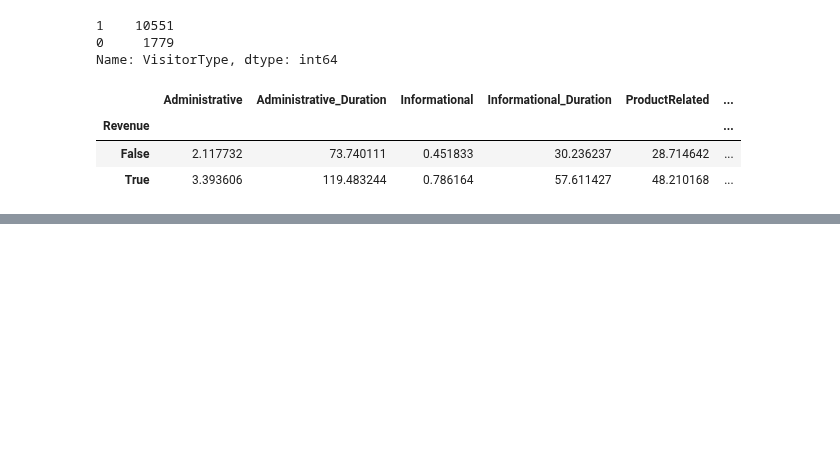
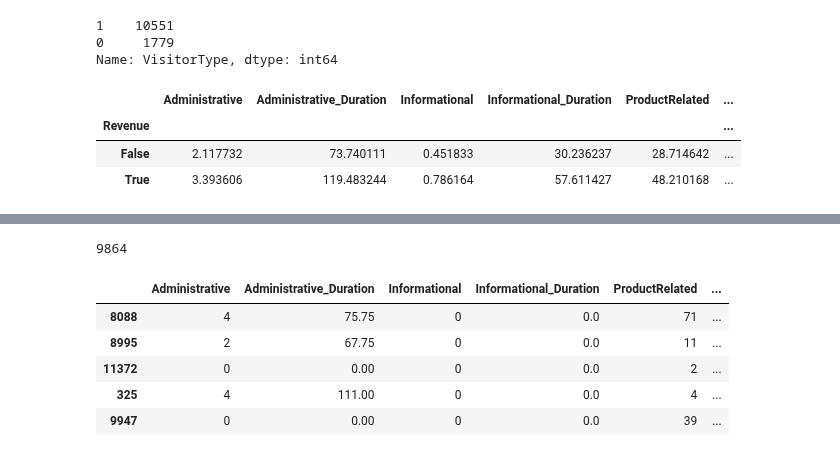
Before and after one commit to jinhuioh/Hi_ai, a Jupyter notebook: data08/mini-project.ipynb, the cells around one changed output, grey strips where cells are left out. Cells and saved outputs as stored; diff of their text form; code cells hidden in the pictures; blank space fills up the shorter version.

```diff
--- a/data08/mini-project.ipynb
+++ b/data08/mini-project.ipynb
@@ -206,0 +215,3 @@ shop.groupby(by='Revenue').mean()
+# %%
+shop.drop(columns=['Month','Weekend'],inplace=True)
+shop.head()
@@ -206,0 +272,13 @@ shop.groupby(by='Revenue').mean()
+# %%
+train_target.count()#시리즈는 카운트함수 사용가능
+# %% [output]
+9864
+# %%
+train_exam.head()
+# %% [output]
+|  | Administrative | Administrative_Duration | Informational | Informational_Duration | ProductRelated | ... |
+| 8088 | 4 | 75.75 | 0 | 0.0 | 71 | ... |
+| 8995 | 2 | 67.75 | 0 | 0.0 | 11 | ... |
+| 11372 | 0 | 0.00 | 0 | 0.0 | 2 | ... |
+| 325 | 4 | 111.00 | 0 | 0.0 | 4 | ... |
+| 9947 | 0 | 0.00 | 0 | 0.0 | 39 | ... |
```
Also changed, not shown: parts of 33 cells of this notebook.
